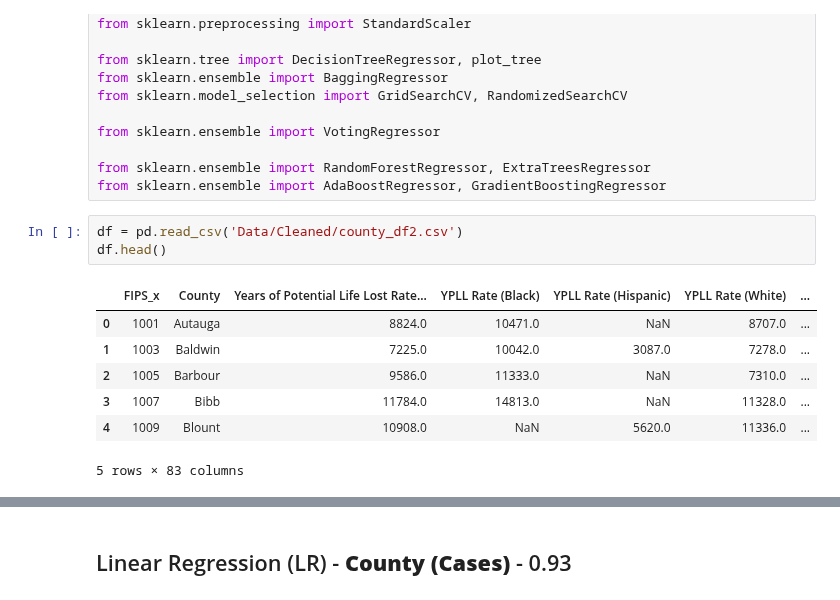
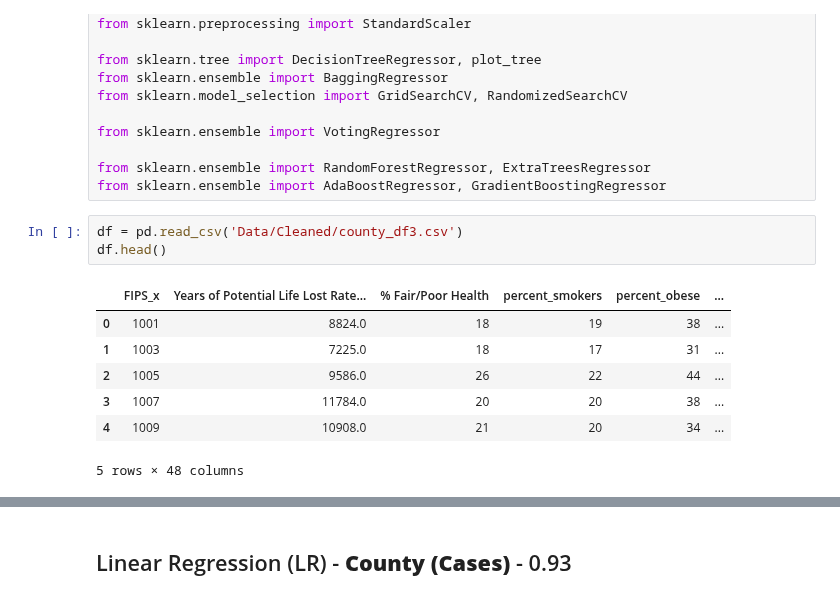
Before and after one commit to rafirahman27/Preparing_for_the_next_Pandemic, a Jupyter notebook: Models v2.ipynb, the cells around one changed output, grey strips where cells are left out. Cells and saved outputs as stored; diff of their text form.

```diff
--- a/Models v2.ipynb
+++ b/Models v2.ipynb
@@ -25,13 +25,13 @@ from sklearn.ensemble import VotingRegressor
 from sklearn.ensemble import RandomForestRegressor, ExtraTreesRegressor
 from sklearn.ensemble import AdaBoostRegressor, GradientBoostingRegressor
 # %%
-df = pd.read_csv('Data/Cleaned/county_df2.csv')
+df = pd.read_csv('Data/Cleaned/county_df3.csv')
 df.head()
 # %% [output]
-|  | FIPS_x | County | Years of Potential Life Lost Rate... | YPLL Rate (Black) | YPLL Rate (Hispanic) | YPLL Rate (White) | ... |
-| 0 | 1001 | Autauga | 8824.0 | 10471.0 | NaN | 8707.0 | ... |
-| 1 | 1003 | Baldwin | 7225.0 | 10042.0 | 3087.0 | 7278.0 | ... |
-| 2 | 1005 | Barbour | 9586.0 | 11333.0 | NaN | 7310.0 | ... |
-| 3 | 1007 | Bibb | 11784.0 | 14813.0 | NaN | 11328.0 | ... |
-| 4 | 1009 | Blount | 10908.0 | NaN | 5620.0 | 11336.0 | ... |
+|  | FIPS_x | Years of Potential Life Lost Rate... | % Fair/Poor Health | percent_smokers | percent_obese | ... |
+| 0 | 1001 | 8824.0 | 18 | 19 | 38 | ... |
+| 1 | 1003 | 7225.0 | 18 | 17 | 31 | ... |
+| 2 | 1005 | 9586.0 | 26 | 22 | 44 | ... |
+| 3 | 1007 | 11784.0 | 20 | 20 | 38 | ... |
+| 4 | 1009 | 10908.0 | 21 | 20 | 34 | ... |
-5 rows × 83 columns
+5 rows × 48 columns
```
Also changed, not shown: parts of 4 cells of this notebook, 2 other files.
